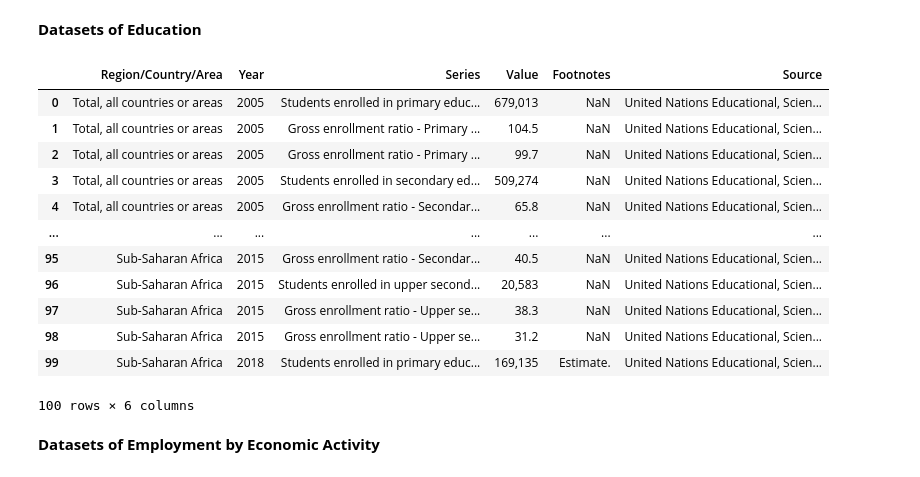
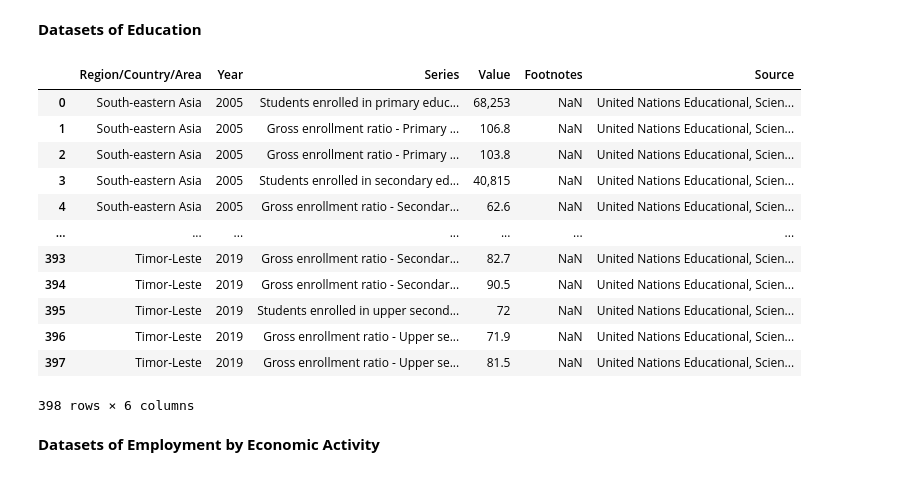
Before and after one commit to suzettecomia/3206-The-Rising-Squad, a Jupyter notebook: Quality_Education_Enhancement_Lead_to_Economic_Growth.ipynb, the cells around one changed output. Drawn from its saved outputs; the diff is of its cells as text; code cells hidden in the pictures.

```diff
--- a/Quality_Education_Enhancement_Lead_to_Economic_Growth.ipynb
+++ b/Quality_Education_Enhancement_Lead_to_Economic_Growth.ipynb
@@ -11,25 +12,25 @@ import matplotlib.pyplot as plt
 # %% [markdown]
 **Datasets of Education**
 # %%
-urldataset1 = 'https://raw.githubusercontent.com/suzettecomia/ITBA3206-The-Rising-Squad/main/Datasets/Datasets_Education.csv'
+urldataset1 = 'https://raw.githubusercontent.com/suzettecomia/ITBA3206-The-Rising-Squad/main/Datasets/Datasets_Education_Updated.csv'
 # %%
 dataset1 = pd.read_csv(urldataset1,encoding='latin-1')
 # %%
-dataset1.head(100)
+dataset1.head(400)
 # %% [output]
 |  | Region/Country/Area | Year | Series | Value | Footnotes | Source |
-| 0 | Total, all countries or areas | 2005 | Students enrolled in primary educ... | 679,013 | NaN | United Nations Educational, Scien... |
-| 1 | Total, all countries or areas | 2005 | Gross enrollment ratio - Primary ... | 104.5 | NaN | United Nations Educational, Scien... |
-| 2 | Total, all countries or areas | 2005 | Gross enrollment ratio - Primary ... | 99.7 | NaN | United Nations Educational, Scien... |
-| 3 | Total, all countries or areas | 2005 | Students enrolled in secondary ed... | 509,274 | NaN | United Nations Educational, Scien... |
-| 4 | Total, all countries or areas | 2005 | Gross enrollment ratio - Secondar... | 65.8 | NaN | United Nations Educational, Scien... |
+| 0 | South-eastern Asia | 2005 | Students enrolled in primary educ... | 68,253 | NaN | United Nations Educational, Scien... |
+| 1 | South-eastern Asia | 2005 | Gross enrollment ratio - Primary ... | 106.8 | NaN | United Nations Educational, Scien... |
+| 2 | South-eastern Asia | 2005 | Gross enrollment ratio - Primary ... | 103.8 | NaN | United Nations Educational, Scien... |
+| 3 | South-eastern Asia | 2005 | Students enrolled in secondary ed... | 40,815 | NaN | United Nations Educational, Scien... |
+| 4 | South-eastern Asia | 2005 | Gross enrollment ratio - Secondar... | 62.6 | NaN | United Nations Educational, Scien... |
 | ... | ... | ... | ... | ... | ... | ... |
-| 95 | Sub-Saharan Africa | 2015 | Gross enrollment ratio - Secondar... | 40.5 | NaN | United Nations Educational, Scien... |
-| 96 | Sub-Saharan Africa | 2015 | Students enrolled in upper second... | 20,583 | NaN | United Nations Educational, Scien... |
-| 97 | Sub-Saharan Africa | 2015 | Gross enrollment ratio - Upper se... | 38.3 | NaN | United Nations Educational, Scien... |
-| 98 | Sub-Saharan Africa | 2015 | Gross enrollment ratio - Upper se... | 31.2 | NaN | United Nations Educational, Scien... |
-| 99 | Sub-Saharan Africa | 2018 | Students enrolled in primary educ... | 169,135 | Estimate. | United Nations Educational, Scien... |
+| 393 | Timor-Leste | 2019 | Gross enrollment ratio - Secondar... | 82.7 | NaN | United Nations Educational, Scien... |
+| 394 | Timor-Leste | 2019 | Gross enrollment ratio - Secondar... | 90.5 | NaN | United Nations Educational, Scien... |
+| 395 | Timor-Leste | 2019 | Students enrolled in upper second... | 72 | NaN | United Nations Educational, Scien... |
+| 396 | Timor-Leste | 2019 | Gross enrollment ratio - Upper se... | 71.9 | NaN | United Nations Educational, Scien... |
+| 397 | Timor-Leste | 2019 | Gross enrollment ratio - Upper se... | 81.5 | NaN | United Nations Educational, Scien... |
-100 rows × 6 columns
+398 rows × 6 columns
 # %% [markdown]
 **Datasets of Employment by Economic Activity**
 # %%
```
Also changed, not shown: parts of 7 cells of this notebook.
